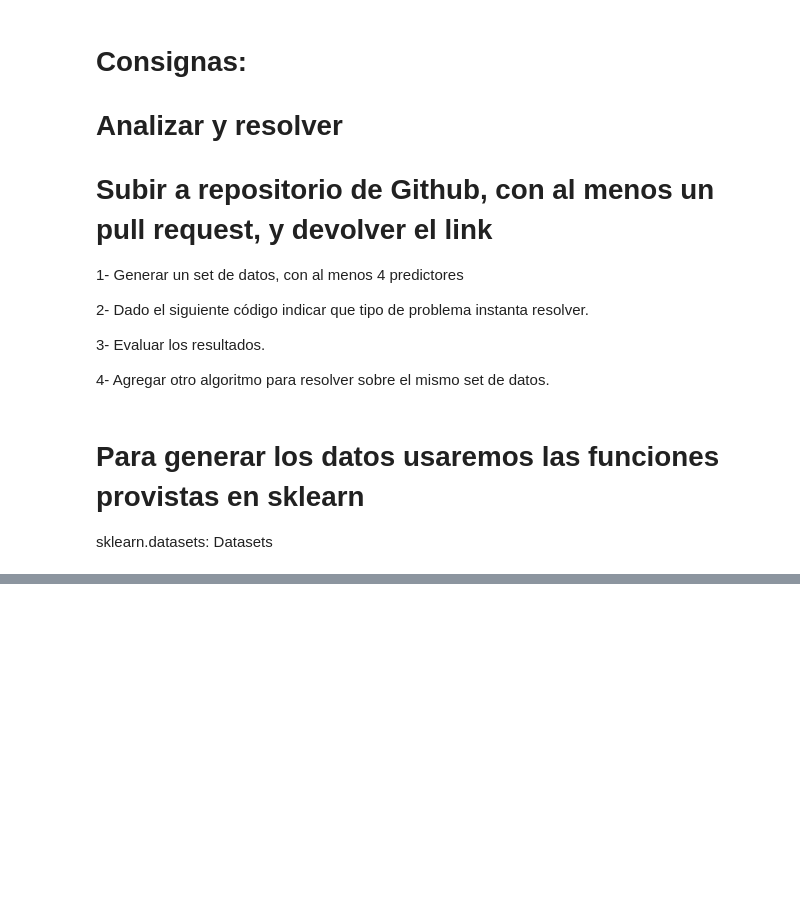
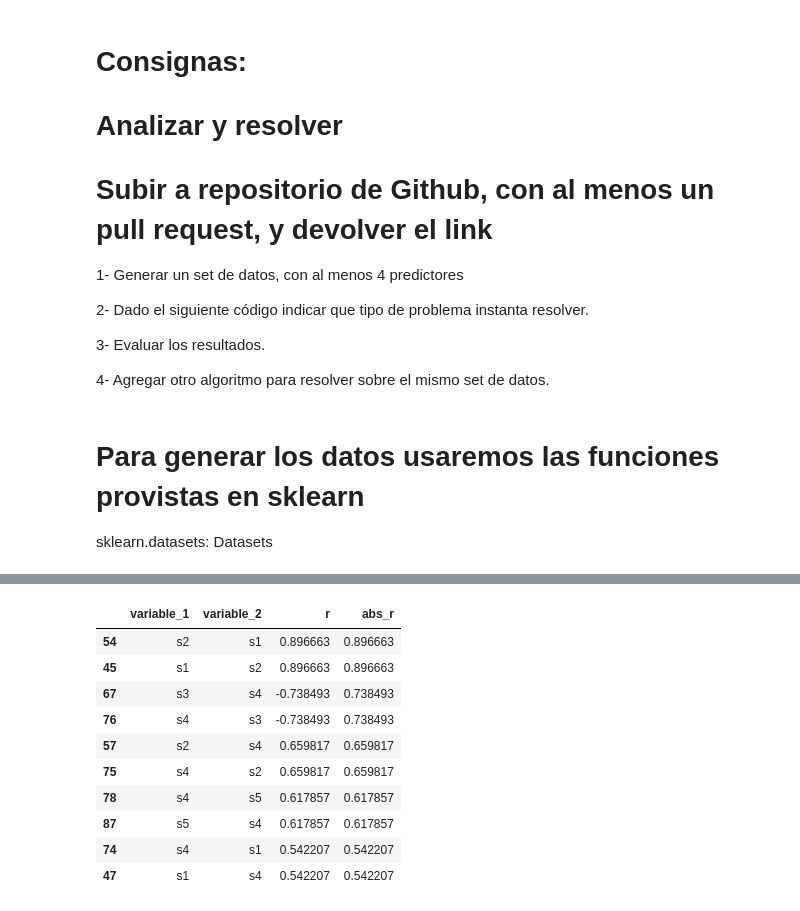
Before and after one commit to Virzlauvinen/Practico_191022, a Jupyter notebook: Examen V1.ipynb, the cells around one changed output, grey strips where cells are left out. Saved outputs shown, nothing was run; the diff lists cells and outputs as text; code cells hidden in the pictures; blank space fills up the shorter version.

```diff
--- a/Examen V1.ipynb
+++ b/Examen V1.ipynb
@@ -58,23 +74,37 @@ datos
 # %%
 # Correlación entre columnas numéricas
 # ==============================================================================
+X = datos.drop(columns = 'target')
+y = datos['target']
 
 def tidy_corr_matrix(corr_mat):
     '''
     Función para convertir una matriz de correlación de pandas en formato tidy
     '''
     corr_mat = corr_mat.stack().reset_index()
     corr_mat.columns = ['variable_1','variable_2','r']
     corr_mat = corr_mat.loc[corr_mat['variable_1'] != corr_mat['variable_2'], :]
     corr_mat['abs_r'] = np.abs(corr_mat['r'])
     corr_mat = corr_mat.sort_values('abs_r', ascending=False)
 
     return(corr_mat)
 
 
 
-corr_matrix = datos.select_dtypes(include=['float64', 'int']).corr(method='pearson')
+corr_matrix = X.select_dtypes(include=['float64', 'int']).corr(method='pearson')
 tidy_corr_matrix(corr_matrix).head(10)
+# %% [output]
+|  | variable_1 | variable_2 | r | abs_r |
+| 54 | s2 | s1 | 0.896663 | 0.896663 |
+| 45 | s1 | s2 | 0.896663 | 0.896663 |
+| 67 | s3 | s4 | -0.738493 | 0.738493 |
+| 76 | s4 | s3 | -0.738493 | 0.738493 |
+| 57 | s2 | s4 | 0.659817 | 0.659817 |
+| 75 | s4 | s2 | 0.659817 | 0.659817 |
+| 78 | s4 | s5 | 0.617857 | 0.617857 |
+| 87 | s5 | s4 | 0.617857 | 0.617857 |
+| 74 | s4 | s1 | 0.542207 | 0.542207 |
+| 47 | s1 | s4 | 0.542207 | 0.542207 |
 # %%
 # Heatmap matriz de correlaciones
 # ==============================================================================
```
Also changed, not shown: parts of 8 cells of this notebook.
